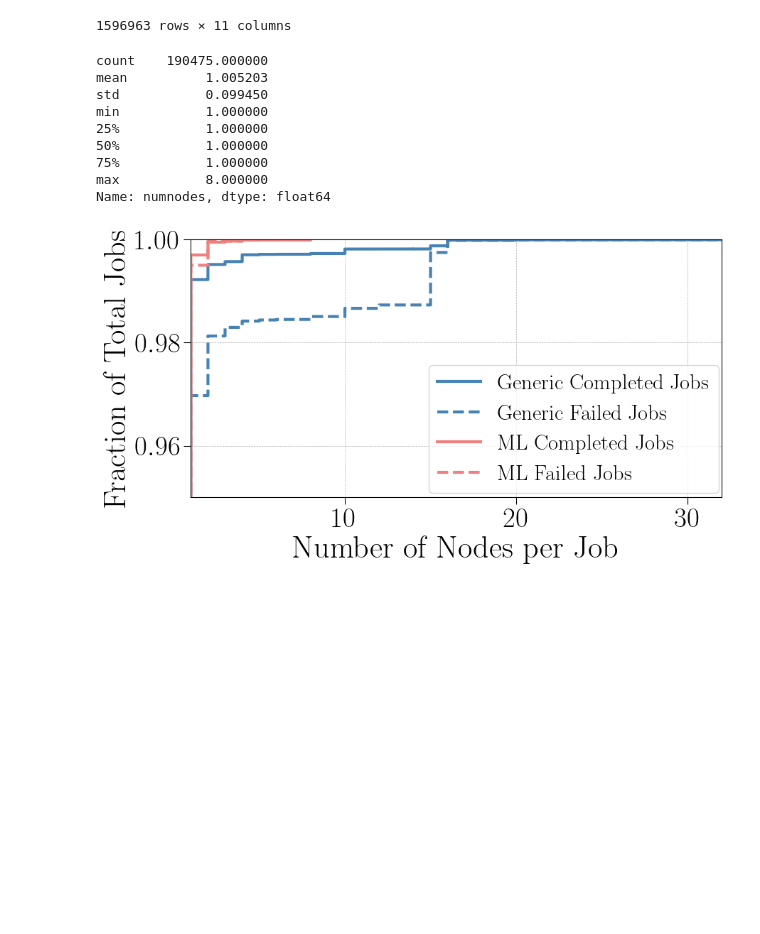
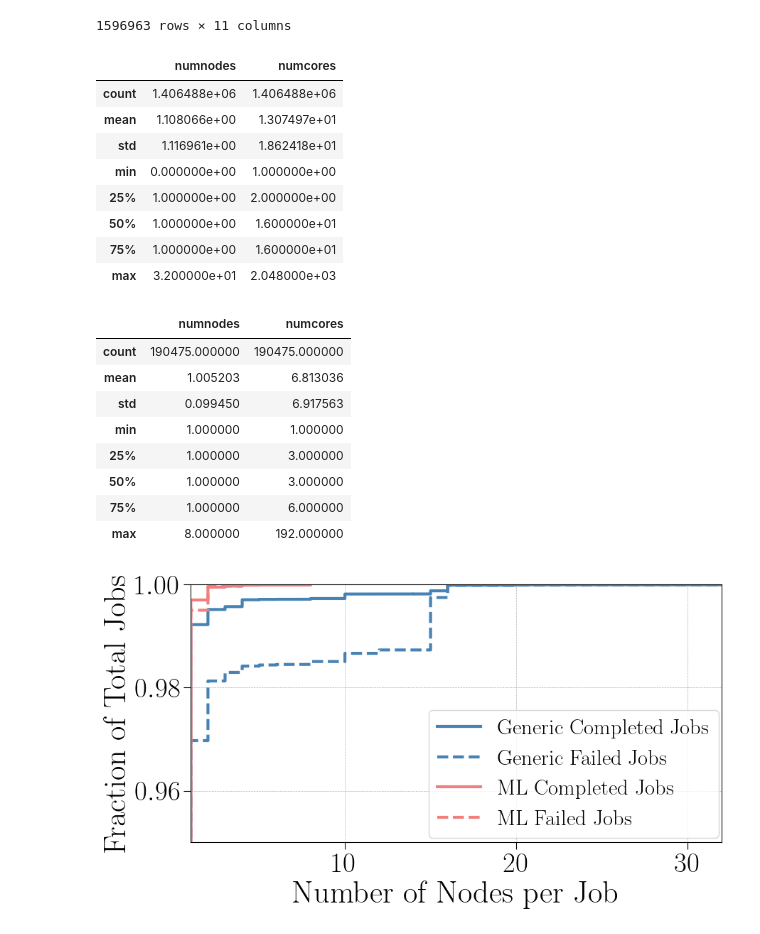
Before and after one commit to atlarge-research/2024-icpads-hpc-workload-characterization, a Jupyter notebook: 5d_job_size_analysis.ipynb, the cells around one changed output. Saved outputs shown, nothing was run; the diff lists cells and outputs as text; code cells hidden in the pictures; blank space fills up the shorter version.

```diff
--- a/5d_job_size_analysis.ipynb
+++ b/5d_job_size_analysis.ipynb
@@ -46,18 +46,30 @@ df_slurm_generic_failed = df_slurm_generic[df_slurm_generic['state'] == 'FAILED'
 df_slurm_ml = df_slurm_pd[df_slurm_pd['is_ml'] == 1]
 df_slurm_ml_completed = df_slurm_ml[df_slurm_ml['state'] == 'COMPLETED']
 df_slurm_ml_failed = df_slurm_ml[df_slurm_ml['state'] == 'FAILED']
+# %%
+df_slurm_generic[['numnodes', 'numcores']].describe()
+# %% [output]
+|  | numnodes | numcores |
+| count | 1.406488e+06 | 1.406488e+06 |
+| mean | 1.108066e+00 | 1.307497e+01 |
+| std | 1.116961e+00 | 1.862418e+01 |
+| min | 0.000000e+00 | 1.000000e+00 |
+| 25% | 1.000000e+00 | 2.000000e+00 |
+| 50% | 1.000000e+00 | 1.600000e+01 |
+| 75% | 1.000000e+00 | 1.600000e+01 |
+| max | 3.200000e+01 | 2.048000e+03 |
 # %%
-df_slurm_ml['numnodes'].describe()
+df_slurm_ml[['numnodes', 'numcores']].describe()
 # %% [output]
-count    190475.000000
-mean          1.005203
-std           0.099450
-min           1.000000
-25%           1.000000
-50%           1.000000
-75%           1.000000
-max           8.000000
-Name: numnodes, dtype: float64
+|  | numnodes | numcores |
+| count | 190475.000000 | 190475.000000 |
+| mean | 1.005203 | 6.813036 |
+| std | 0.099450 | 6.917563 |
+| min | 1.000000 | 1.000000 |
+| 25% | 1.000000 | 3.000000 |
+| 50% | 1.000000 | 3.000000 |
+| 75% | 1.000000 | 6.000000 |
+| max | 8.000000 | 192.000000 |
 # %%
 # draw a cdf plot for gereric and ml jobs, completed and failed
 fig, ax = plt.subplots()
```
Also changed, not shown: parts of 3 cells of this notebook, 13 other files.
